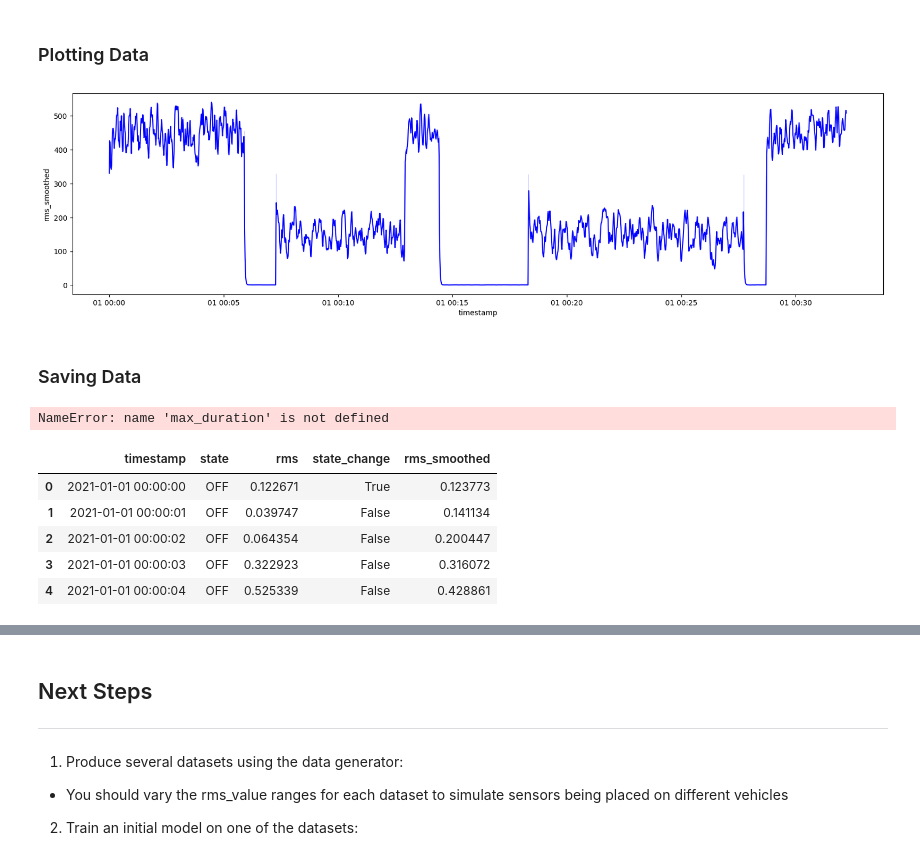
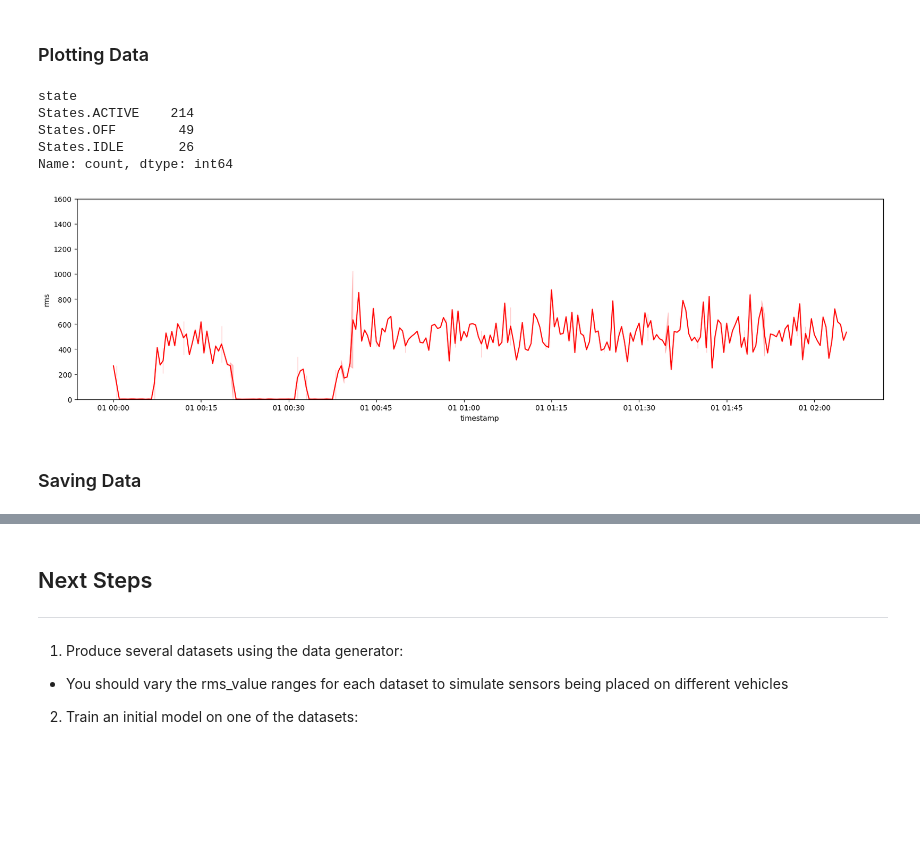
Before and after one commit to Danielwoodh/Time-Series-Data-Generation, a Jupyter notebook: EDA - 0.0.ipynb, the cells around one changed output, grey strips where cells are left out. Cells and saved outputs as stored; diff of their text form; code cells hidden in the pictures; blank space fills up the shorter version.

Commit message:
Data-generation complete

```diff
--- a/EDA - 0.0.ipynb
+++ b/EDA - 0.0.ipynb
@@ -19,47 +31,49 @@ from Codebase.utils2 import StateGenerator, RMSGenerator, IntervalGenerator, Dat
 # %%
 # Defining parameters for the time series data
 start_date = '2021-01-01 00:00:00'
-end_date = '2021-01-01 00:30:00'
+end_date = '2021-01-01 02:00:00'
 start_date = datetime.strptime(start_date, '%Y-%m-%d %H:%M:%S')
 end_date = datetime.strptime(end_date, '%Y-%m-%d %H:%M:%S')
-freq = '1s'
+freq = '30s'
 # Constants
 DEFAULT_STATES = ['ACTIVE', 'IDLE', 'OFF']
-DEFAULT_RMS_RANGES = {States.OFF: (0, 1), States.IDLE: (2, 300), States.ACTIVE: (301, 600)}
+DEFAULT_RMS_RANGES = {
+    States.OFF: ('uniform', 0, 2),
+    States.IDLE: ('normal', 250, 50),
+    States.ACTIVE: ('lognormal', 6.2, 0.22)
+}
 DEFAULT_MIN_DURATION = 2
 DEFAULT_MAX_DURATION = 250
 # %%
 # Initialize the StateGenerator
 states = [States.ACTIVE, States.IDLE, States.OFF]
-
 # Define the transition probabilities
 transition_probabilities = {
     States.OFF: {
-        States.OFF: 0.95,
-        States.IDLE: 0.05,
-        States.ACTIVE: 0.00
+        States.OFF: 0.5,
+        States.IDLE: 0.5,
+        States.ACTIVE: 0.0
     },
     States.IDLE: {
-        States.OFF: 0.001,
-        States.IDLE: 0.919,
-        States.ACTIVE: 0.07
+        States.OFF: 0.15,
+        States.IDLE: 0.55,
+        States.ACTIVE: 0.3
     },
     States.ACTIVE: {
-        States.OFF: 0.001,
-        States.IDLE: 0.02,
-        States.ACTIVE: 0.977
+        States.OFF: 0.0001,
+        States.IDLE: 0.15,
+        States.ACTIVE: 0.8499
     }
 }
-state_generator = StateGenerator(states)
+state_generator = StateGenerator(states, transition_probabilities)
 # %%
 # Initialize the IntervalGenerator
 state_duration_map = {
-    States.OFF: (20, 400),
-    States.IDLE: (2, 20),
-    States.ACTIVE: (30, 500)
+    States.OFF: (180, 480),
+    States.IDLE: (30, 181),
+    States.ACTIVE: (30, 481)
 }
-
-interval_generator = IntervalGenerator(60, 250)
+interval_generator = IntervalGenerator(state_duration_map)
 # %%
 # Initialize the RMSGenerator, KalmanFilter, and DataGenerator
 rms_generator = RMSGenerator(DEFAULT_RMS_RANGES)
@@ -82,29 +96,23 @@ generator = DataGenerator(
 df = generator.generate_time_series_data(start_date, end_date, freq)
 # %% [markdown]
 ### Plotting Data
+# %%
+df_filtered = df[df['state_change'] == True]
+state_counts = df['state'].value_counts()
+state_counts
+# %% [output]
+state
+States.ACTIVE    214
+States.OFF        49
+States.IDLE       26
+Name: count, dtype: int64
 # %%
 ax, fig = plt.subplots(figsize=(20, 5))
-# sns.lineplot(x='timestamp', y='rms', data=df, ax=fig, color='red')
-sns.lineplot(x='timestamp', y='rms_smoothed', data=df, ax=fig, color='blue')
+sns.lineplot(x='timestamp', y='rms', data=df, ax=fig, color='red')
+# sns.lineplot(x='timestamp', y='rms_smoothed', data=df, ax=fig, color='blue', linestyle='--')
+plt.ylim([0, 1600])
 plt.show()
 # %% [output]
-[figure, old version]
+[figure, new version]
 # %% [markdown]
 ### Saving Data
-# %%
-for i in range(0, 11):
-    df = generator.generate_time_series_data(start_date, end_date, freq, max_duration)
-    df.drop(columns=['state_change', 'rms'], inplace=True)
-    df.to_csv(f'./Generated Data/dataset_{i}.csv', index=False)
-# %% [output]
-NameError: name 'max_duration' is not defined
-# %%
-df_test = pd.read_csv('./Generated Data/dataset_2.csv')
-df_test.head()
-# %% [output]
-|  | timestamp | state | rms | state_change | rms_smoothed |
-| 0 | 2021-01-01 00:00:00 | OFF | 0.122671 | True | 0.123773 |
-| 1 | 2021-01-01 00:00:01 | OFF | 0.039747 | False | 0.141134 |
-| 2 | 2021-01-01 00:00:02 | OFF | 0.064354 | False | 0.200447 |
-| 3 | 2021-01-01 00:00:03 | OFF | 0.322923 | False | 0.316072 |
-| 4 | 2021-01-01 00:00:04 | OFF | 0.525339 | False | 0.428861 |
```
Also changed, not shown: parts of 8 cells of this notebook, 4 other files.
